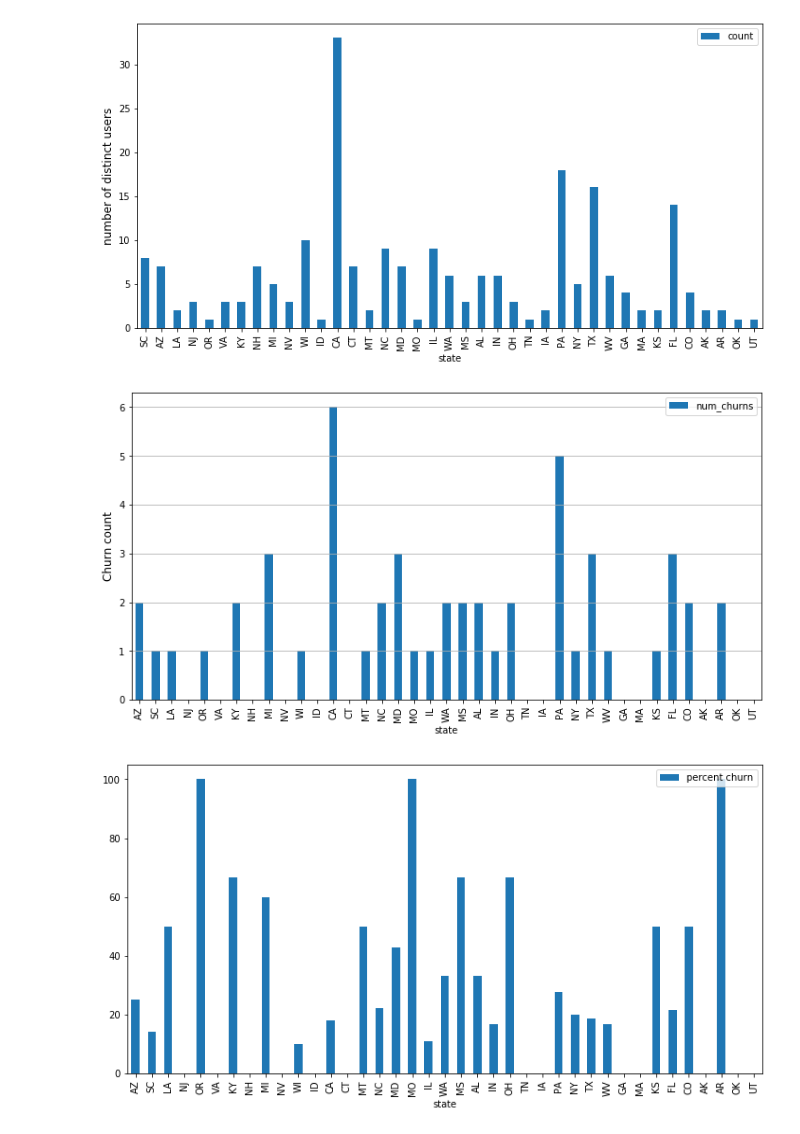
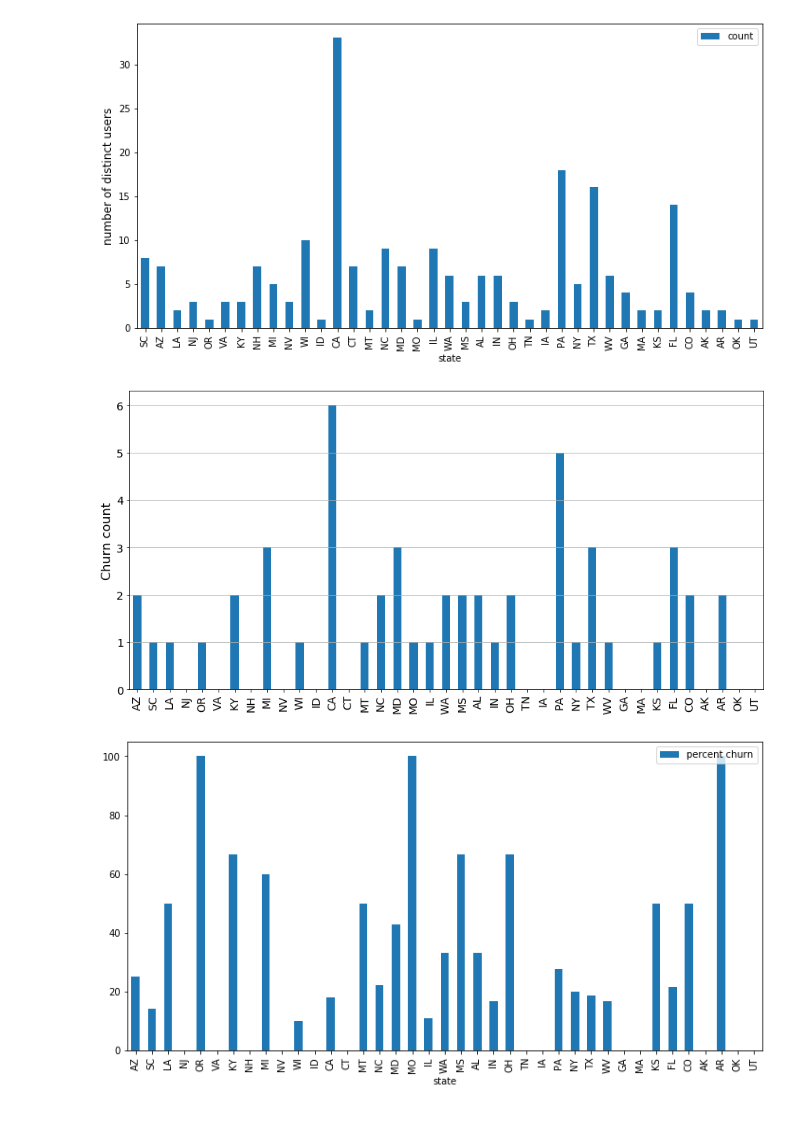
Before and after one commit to alwz1/Sparkify, a Jupyter notebook: Sparkify.ipynb, the cells around one changed output. Saved outputs shown, nothing was run; the diff lists cells and outputs as text; code cells hidden in the pictures.

```diff
--- a/Sparkify.ipynb
+++ b/Sparkify.ipynb
@@ -513,11 +510,18 @@ ax.set_ylabel('number of distinct users', fontsize=12);
 df_state_churns = df_valid.groupby('state').sum('churn_event').toPandas()
 df_state_churns.columns = ['state', 'num_churns']
 # %%
-ax = df_state_churns.plot.bar(x='state', y='num_churns', figsize=(12, 6))
+ax = df_state_churns.plot.bar(x='state', y='num_churns', figsize=(12, 6), legend=False)
 ax.grid(axis='y')
-ax.set_ylabel('Churn count', fontsize=12);
+ax.set_xlabel('')
+ax.set_ylabel('Churn count', fontsize=16);
+#ax.set_title('State', fontsize=18)
+plt.xticks(fontsize=14)
+plt.yticks(fontsize=14)
+plt.tight_layout()
+
+plt.savefig('state')
 # %% [output]
-[figure, old version]
+[figure, new version]
 # %%
 df_state_churns['percent churn'] = df_state_churns['num_churns'] / \
     df_state_counts['count'] * 100
```
Also changed, not shown: parts of 99 cells of this notebook.
